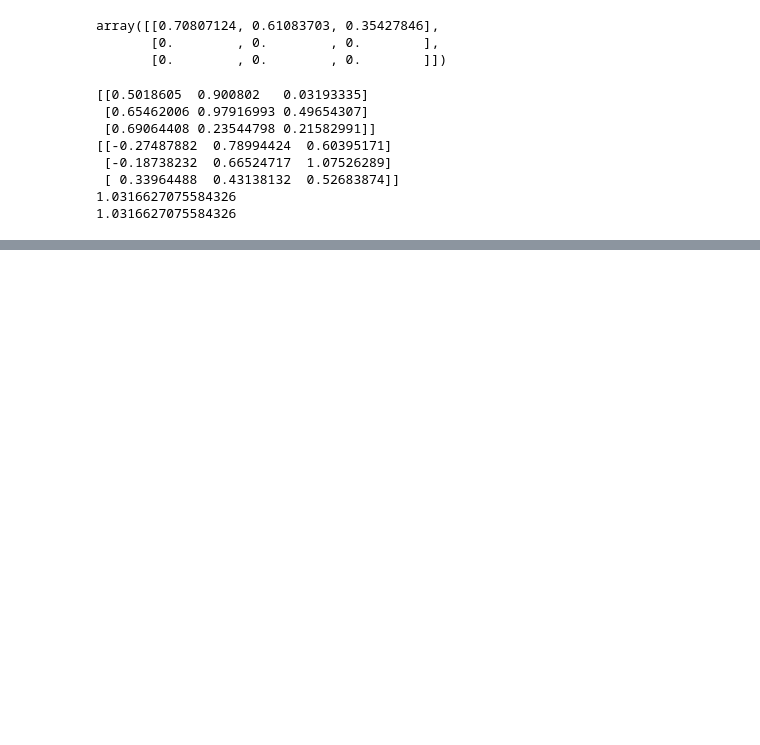
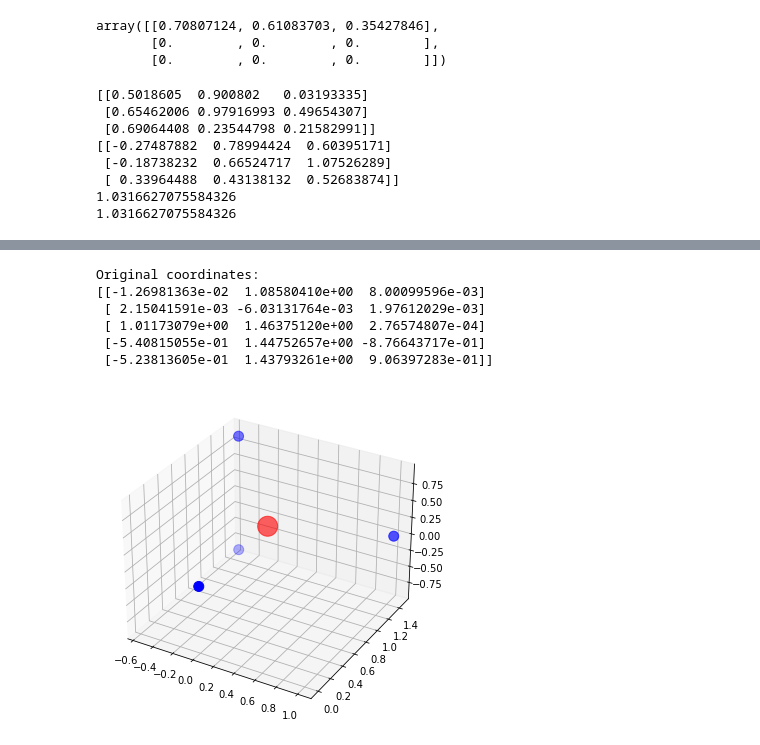
Before and after one commit to lbrodolo/deep_molecules, a Jupyter notebook: rotations.ipynb, the cells around one changed output, grey strips where cells are left out. Saved outputs shown, nothing was run; the diff lists cells and outputs as text; code cells hidden in the pictures; blank space fills up the shorter version.

```diff
--- a/rotations.ipynb
+++ b/rotations.ipynb
@@ -45,0 +167,17 @@ print(np.sqrt(y[0, ...][0]**2 + y[0, ...][1]**2 + y[0, ...][2]**2))
+# %%
+fig = plt.figure(figsize=(6, 6))
+ax = fig.add_subplot(111, projection="3d")
+molecule = get_data("/Users/lucabrodoloni/Desktop/Stage/Dataset/dsgdb9nsd_000001.xyz")
+mol_coord = molecule[2][..., 1:]
+print(f"Original coordinates: \n{mol_coord}")
+# molecule plot
+ax.scatter(mol_coord[:, 0], mol_coord[:, 1], mol_coord[:, 2], s = [400, 100, 100, 100, 100], c=["r", "b", "b", "b", "b"])
+plt.show()
+# %% [output]
+Original coordinates:
+[[-1.26981363e-02  1.08580410e+00  8.00099596e-03]
+ [ 2.15041591e-03 -6.03131764e-03  1.97612029e-03]
+ [ 1.01173079e+00  1.46375120e+00  2.76574807e-04]
+ [-5.40815055e-01  1.44752657e+00 -8.76643717e-01]
+ [-5.23813605e-01  1.43793261e+00  9.06397283e-01]]
+[figure, added]
```
Also changed, not shown: parts of 11 cells of this notebook.
